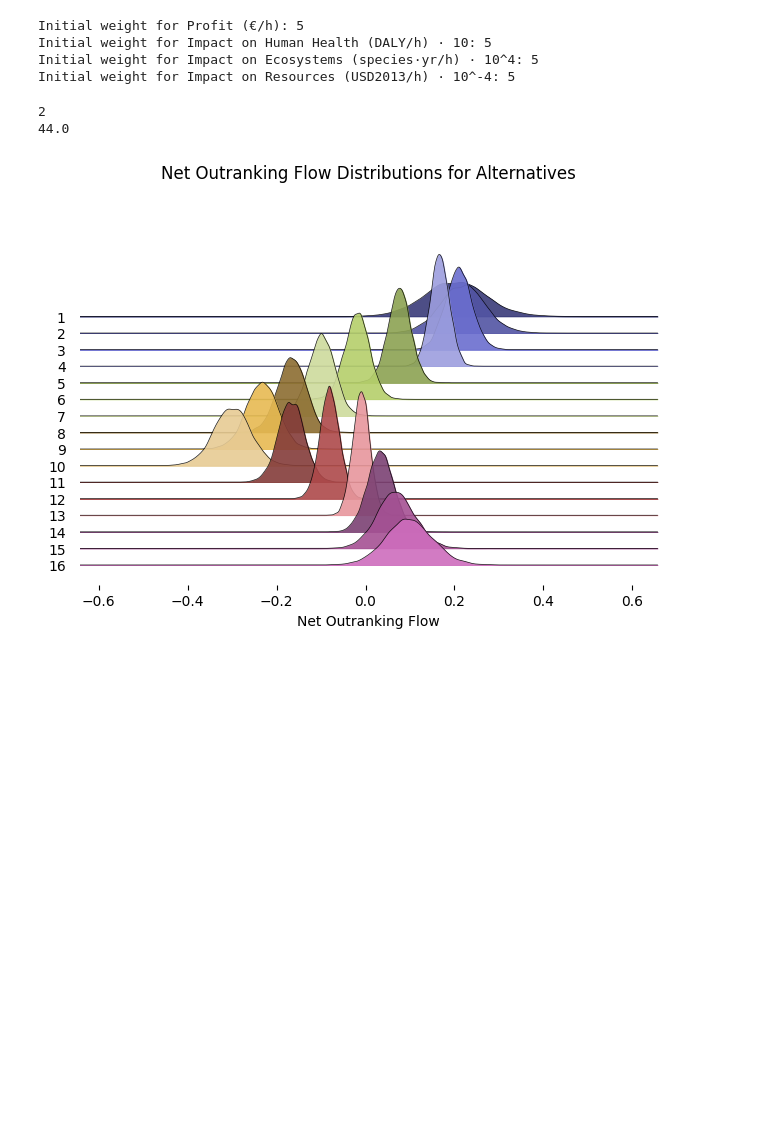
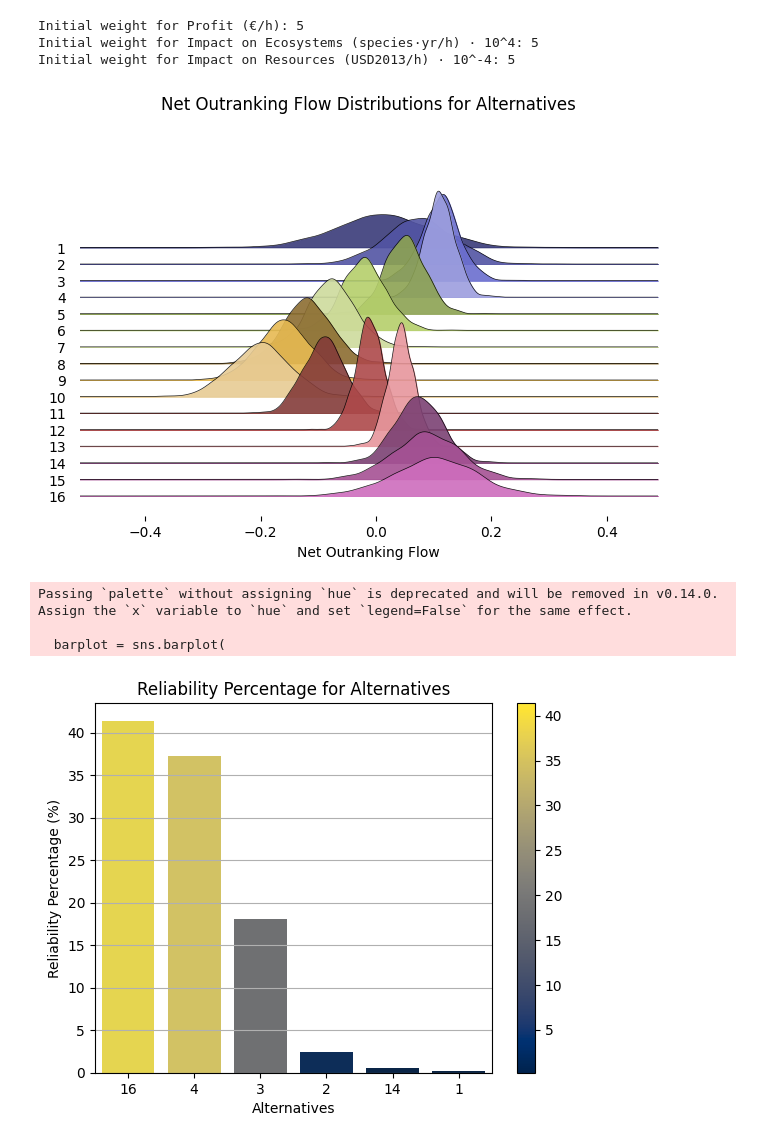
Before and after one commit to VirgilCabo/MODM_tool, a Jupyter notebook: PROMETHEE_main_notebook.ipynb, the cells around one changed output. Drawn from its saved outputs; the diff is of its cells as text; code cells hidden in the pictures; blank space fills up the shorter version.

Commit message:
Reliability Percentages associated with Sensitivity Analysis

```diff
--- a/PROMETHEE_main_notebook.ipynb
+++ b/PROMETHEE_main_notebook.ipynb
@@ -65,16 +65,17 @@ dtype: float64
 # %%
 user_input2 = input(
     "Do you want to run a sensitivity analysis? (yes/no): ").strip().lower()
 if user_input2 == 'yes':
-    uncertainties, net_flows_df, ranks_df, reliability_percentage, initial_best_solution = pm_sens.sensitivity_analysis(pm_process.PROMETHEE_data_processing, weights, 100000, 0, 10, decision_matrix, normalized_matrix, net_flows, user_input, directory, preference_functions)
+    uncertainties, net_flows_df, ranks_df, filtered_top_serie, top_serie = pm_sens.sensitivity_analysis(pm_process.PROMETHEE_data_processing, weights, 100000, 0, 10, decision_matrix, normalized_matrix, user_input, directory, preference_functions)
 # %% [output]
 Initial weight for Profit (€/h): 5
-Initial weight for Impact on Human Health (DALY/h) · 10: 5
 Initial weight for Impact on Ecosystems (species·yr/h) · 10^4: 5
 Initial weight for Impact on Resources (USD2013/h) · 10^-4: 5
+[figure, new version]
-2
-44.0
+Passing `palette` without assigning `hue` is deprecated and will be removed in v0.14.0. Assign the `x` variable to `hue` and set `legend=False` for the same effect.
+
+  barplot = sns.barplot(
-[figure, old version]
+[figure, added]
 # %%
 if user_input == 'yes':
     pm_save.save_run_results(
```
Also changed, not shown: parts of 3 cells of this notebook, 8 other files.
